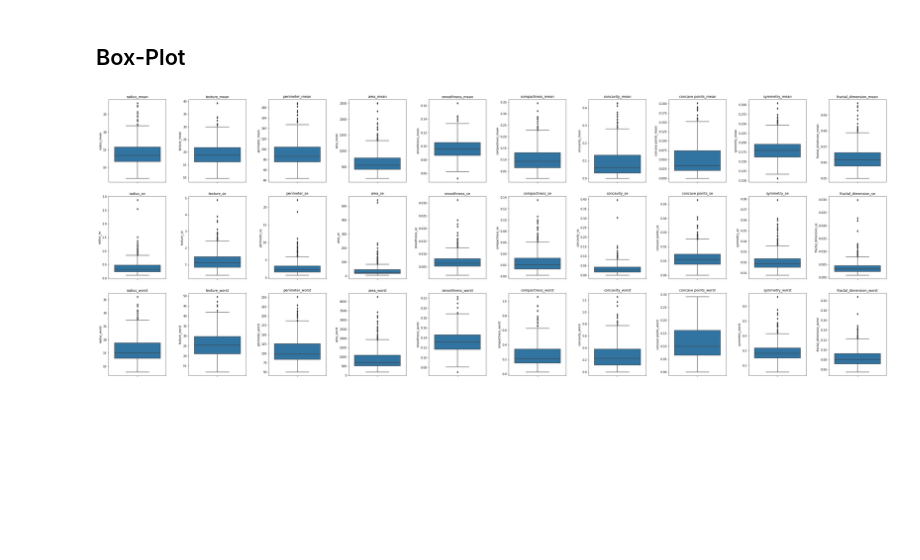
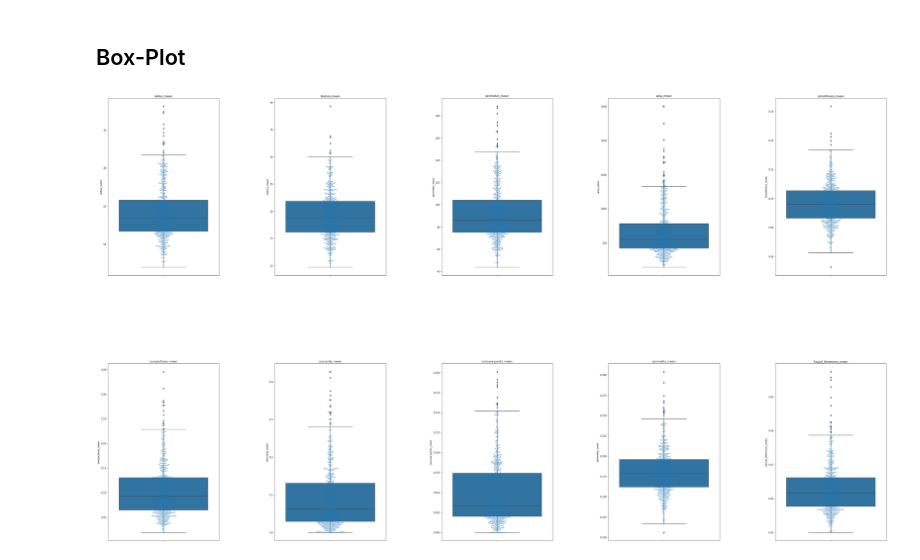
Before and after one commit to JulianDietrich97/BreastCancer, a Jupyter notebook: Exploratory Analysis.ipynb, the cells around one changed output. Cells and saved outputs as stored; diff of their text form; code cells hidden in the pictures; blank space fills up the shorter version.

```diff
--- a/Exploratory Analysis.ipynb
+++ b/Exploratory Analysis.ipynb
@@ -128,24 +130,22 @@ As we can observe, in this dataset malignous cancers tend to have higher values
 # %% [markdown]
 ## Box-Plot
 # %%
-plt.figure(1 , figsize = (40 , 15))
+import matplotlib.pyplot as plt
+import seaborn as sns
+
+plt.figure(1, figsize=(60, 35))
 
 n = 0
 for x in ['radius_mean', 'texture_mean', 'perimeter_mean',
-       'area_mean', 'smoothness_mean', 'compactness_mean', 'concavity_mean',
-       'concave points_mean', 'symmetry_mean', 'fractal_dimension_mean',
-       'radius_se', 'texture_se', 'perimeter_se', 'area_se', 'smoothness_se',
-       'compactness_se', 'concavity_se', 'concave points_se', 'symmetry_se',
-       'fractal_dimension_se', 'radius_worst', 'texture_worst',
-       'perimeter_worst', 'area_worst', 'smoothness_worst',
-       'compactness_worst', 'concavity_worst', 'concave points_worst',
-       'symmetry_worst', 'fractal_dimension_worst',]:
+          'area_mean', 'smoothness_mean', 'compactness_mean', 'concavity_mean',
+          'concave points_mean', 'symmetry_mean', 'fractal_dimension_mean']:
     n += 1
-    plt.subplot(3 , 10, n)
-    plt.subplots_adjust(hspace = 3 , wspace =3)
-    plt.tight_layout(pad=3)
-    ax = sns.boxplot(data=df, y=df[x], hue=df["diagnosis"])
-    #ax = sns.swarmplot(x="diagnosis", y=x, data=df , hue="diagnosis", alpha=0.5)
+    plt.subplot(2, 5, n)
+    plt.subplots_adjust(hspace=0.5, wspace=0.5)  # Adjust spacing between subplots
+    ax = sns.boxplot(data=df, y=x)  # Use 'x' parameter to specify the hue
+    ax = sns.swarmplot(data=df, y=x, alpha=0.5)  # Use 'x' parameter to specify the hue
     plt.title('{}'.format(x))
+
+plt.show()
 # %% [output]
-[figure, old version]
+[figure, new version]
```
Also changed, not shown: parts of 6 cells of this notebook.
